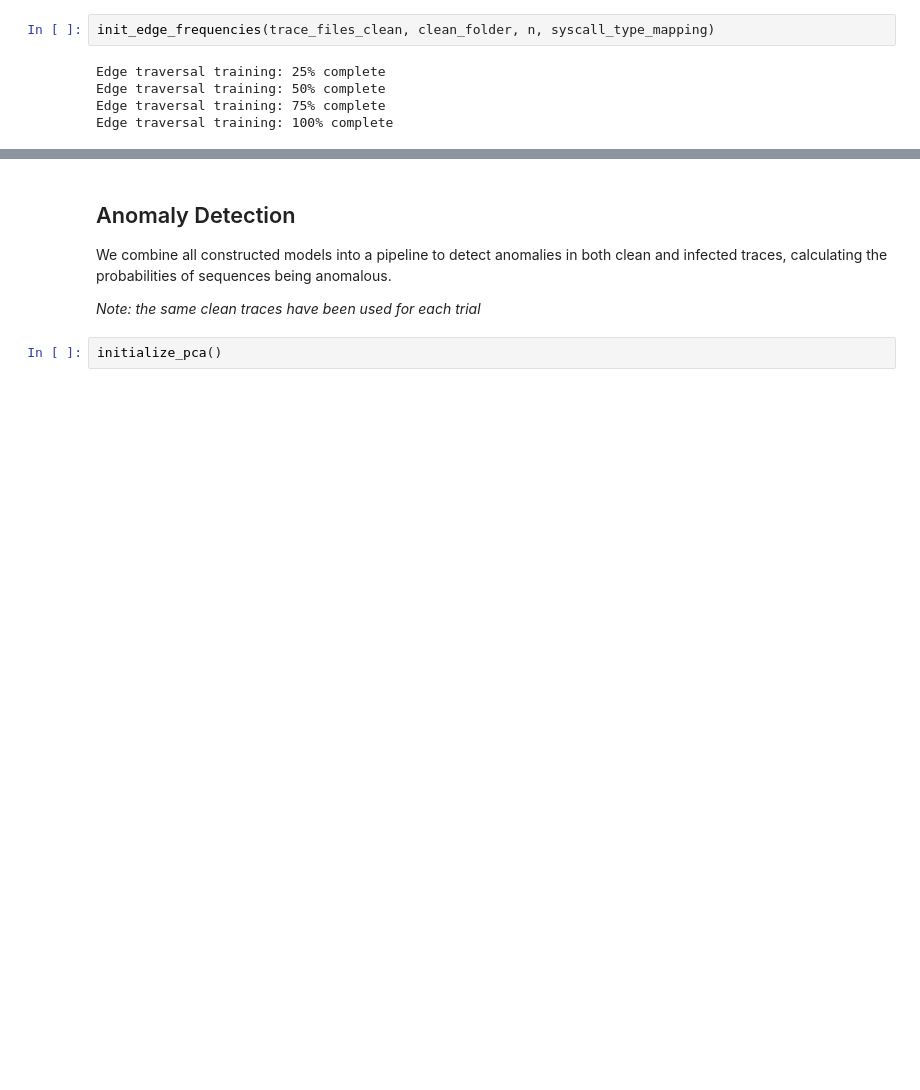
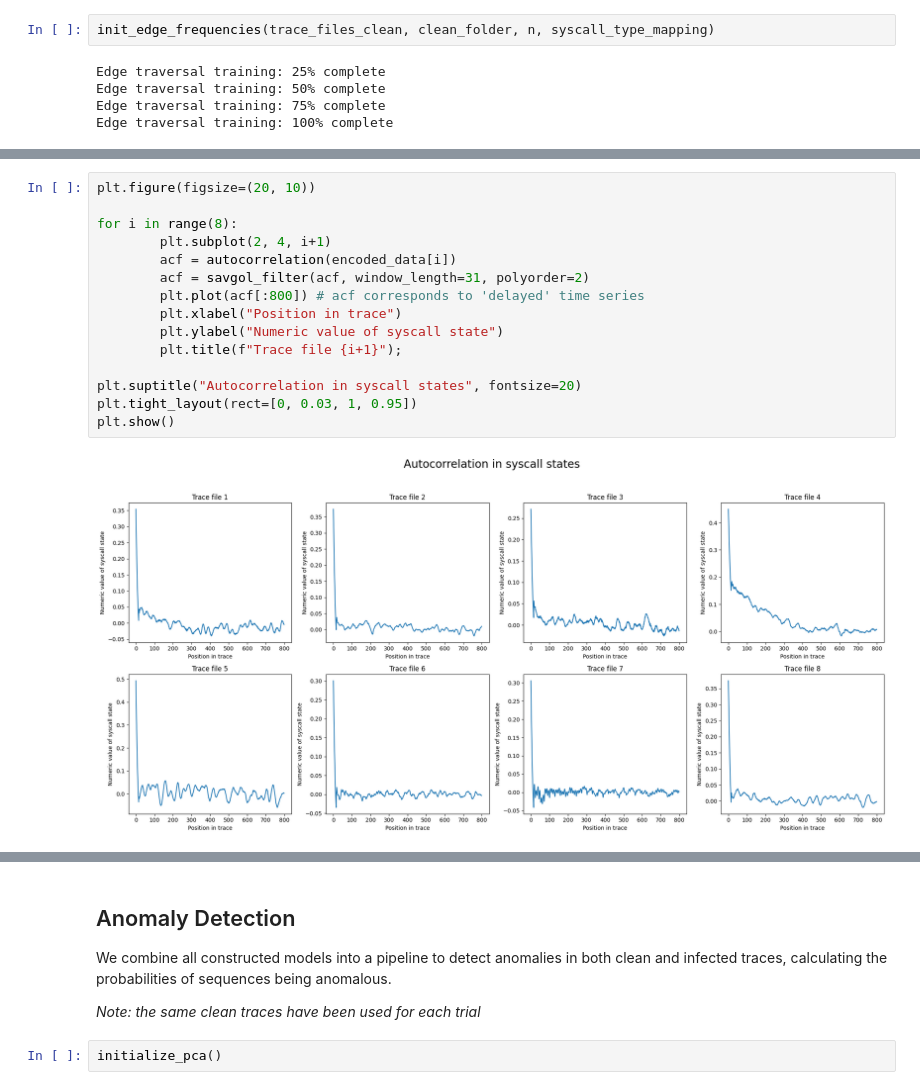
Before and after one commit to SubconsciousCompute/SysCall-IDS, a Jupyter notebook: notebooks/subcom_pipeline.ipynb, the cells around one changed output, grey strips where cells are left out. Saved outputs shown, nothing was run; the diff lists cells and outputs as text; blank space fills up the shorter version.

Commit message:
segmentation by autocorrelation (1)

```diff
--- a/notebooks/subcom_pipeline.ipynb
+++ b/notebooks/subcom_pipeline.ipynb
@@ -139,0 +173,17 @@ Edge traversal training: 100% complete
+# %%
+plt.figure(figsize=(20, 10))
+
+for i in range(8):
+        plt.subplot(2, 4, i+1)
+        acf = autocorrelation(encoded_data[i])
+        acf = savgol_filter(acf, window_length=31, polyorder=2)
+        plt.plot(acf[:800]) # acf corresponds to 'delayed' time series
+        plt.xlabel("Position in trace")
+        plt.ylabel("Numeric value of syscall state")
+        plt.title(f"Trace file {i+1}");
+
+plt.suptitle("Autocorrelation in syscall states", fontsize=20)
+plt.tight_layout(rect=[0, 0.03, 1, 0.95])
+plt.show()
+# %% [output]
+[figure, added]
```
Also changed, not shown: parts of 11 cells of this notebook, 2 other files.
